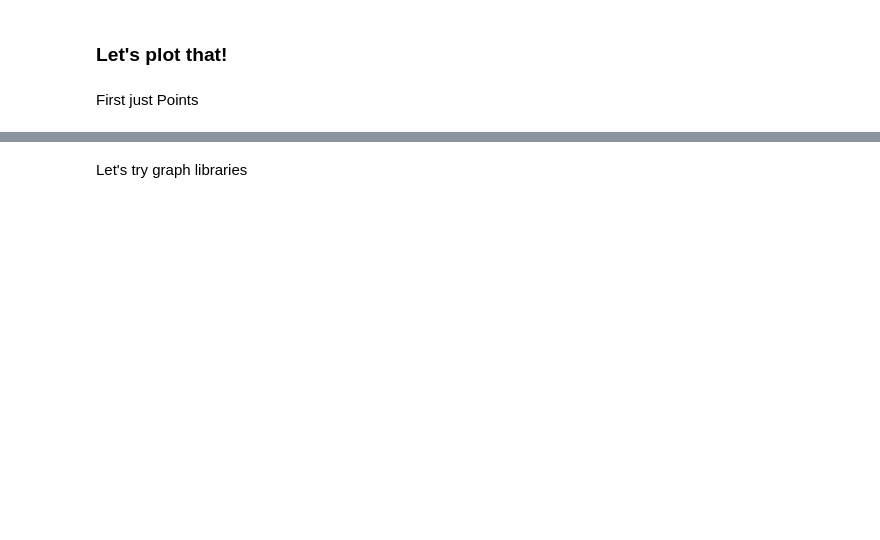
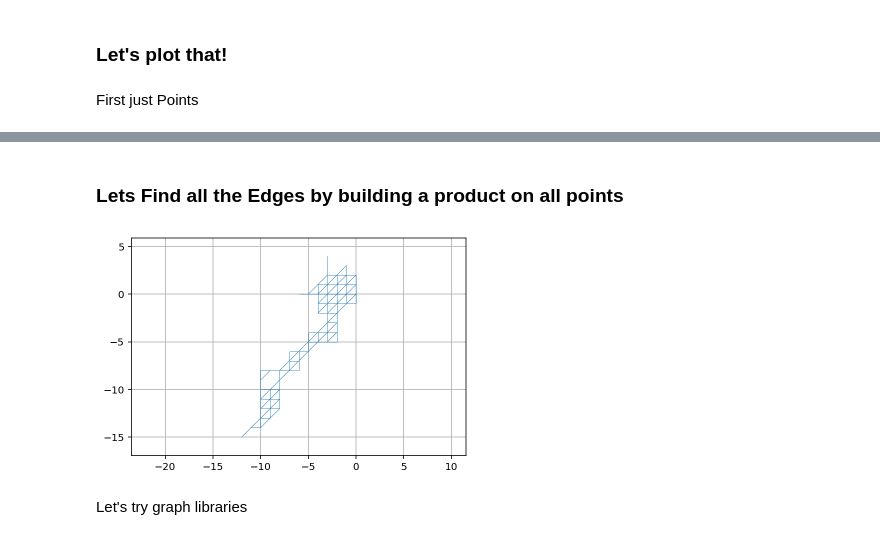
Before and after one commit to manoskary/Harmonic_Analysis_and_Trajectory, a Jupyter notebook: ChordDistance_05 (Nested_patches).ipynb, the cells around one changed output, grey strips where cells are left out. Saved outputs shown, nothing was run; the diff lists cells and outputs as text; code cells hidden in the pictures; blank space fills up the shorter version.

```diff
--- a/ChordDistance_05 (Nested_patches).ipynb
+++ b/ChordDistance_05 (Nested_patches).ipynb
@@ -3,5 +3,5 @@
 # %%
 from Tonnetz_Select import *
 # %%
-chordListConnectNoDoubles, Tonnetz = fromMidiToPCS('schoenberg_sechs_klavierstucke_19_1_(c)simonetto.mid')
+chordListConnectNoDoubles, Tonnetz = fromMidiToPCS('haydn_cmaj.mid')
 # %% [output]
@@ -108,0 +140,2 @@ plt.show()
+# %% [markdown]
+### Lets Find all the Edges by building a product on all points
@@ -109,3 +159,24 @@ plt.show()
+# %%
+import numpy as np
+import pylab as plt
+from matplotlib import collections  as mc
+
+fig, ax = plt.subplots()
+
+for el in TrajectoryWithAllEdges:
+    line = []
+    line = mc.LineCollection(el, linewidths=0.3)
+    ax.add_collection(line)
+    ax.autoscale()
+    ax.margins(0.1)
+
+plt.grid()
+plt.axis('equal')
+
+
+plt.show()
+# %% [output]
+[figure, added]
 # %% [markdown]
 Let's try graph libraries
 # %%
```
Also changed, not shown: parts of 24 cells of this notebook, 44 other files.
